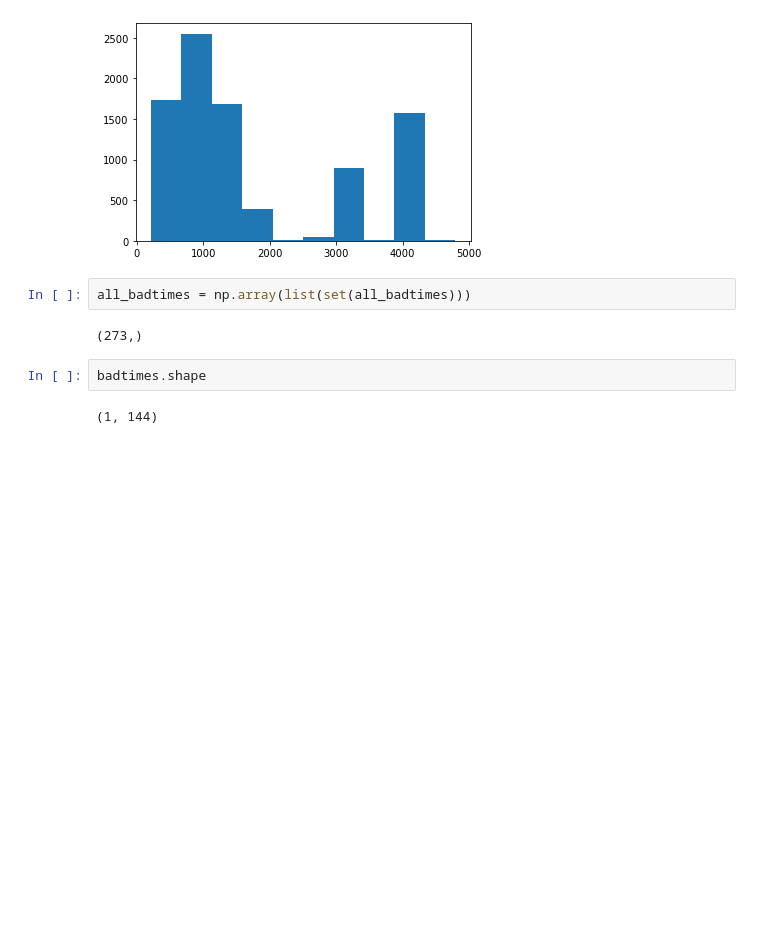
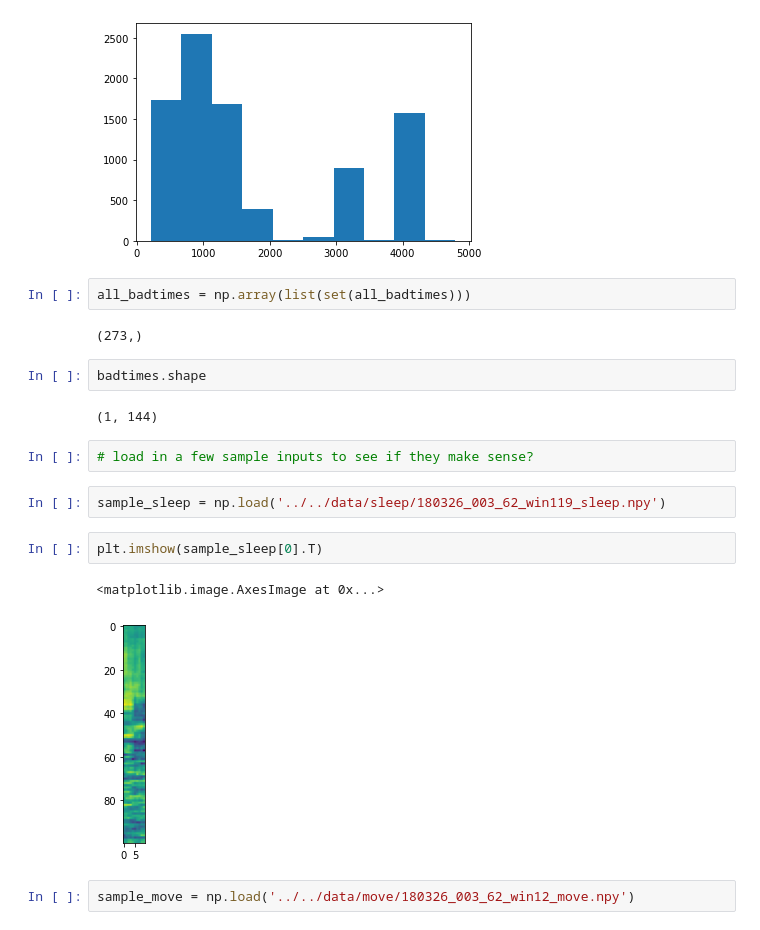
Before and after one commit to gdelfe/Deep_Learning_for_neural_decoding_of_spleep_awake_brain, a Jupyter notebook: notebooks/Load Spectrograms-Accelerated.ipynb, the cells around one changed output. Saved outputs shown, nothing was run; the diff lists cells and outputs as text; blank space fills up the shorter version.

```diff
--- a/notebooks/Load Spectrograms-Accelerated.ipynb
+++ b/notebooks/Load Spectrograms-Accelerated.ipynb
@@ -255,3 +275,14 @@ all_badtimes = np.array(list(set(all_badtimes)))
 badtimes.shape
 # %% [output]
 (1, 144)
+# %%
+# load in a few sample inputs to see if they make sense?
+# %%
+sample_sleep = np.load('../../data/sleep/180326_003_62_win119_sleep.npy')
+# %%
+plt.imshow(sample_sleep[0].T)
+# %% [output]
+<matplotlib.image.AxesImage at 0x...>
+[figure, added]
+# %%
+sample_move = np.load('../../data/move/180326_003_62_win12_move.npy')
```
Also changed, not shown: parts of 4 cells of this notebook, 1 other file.
